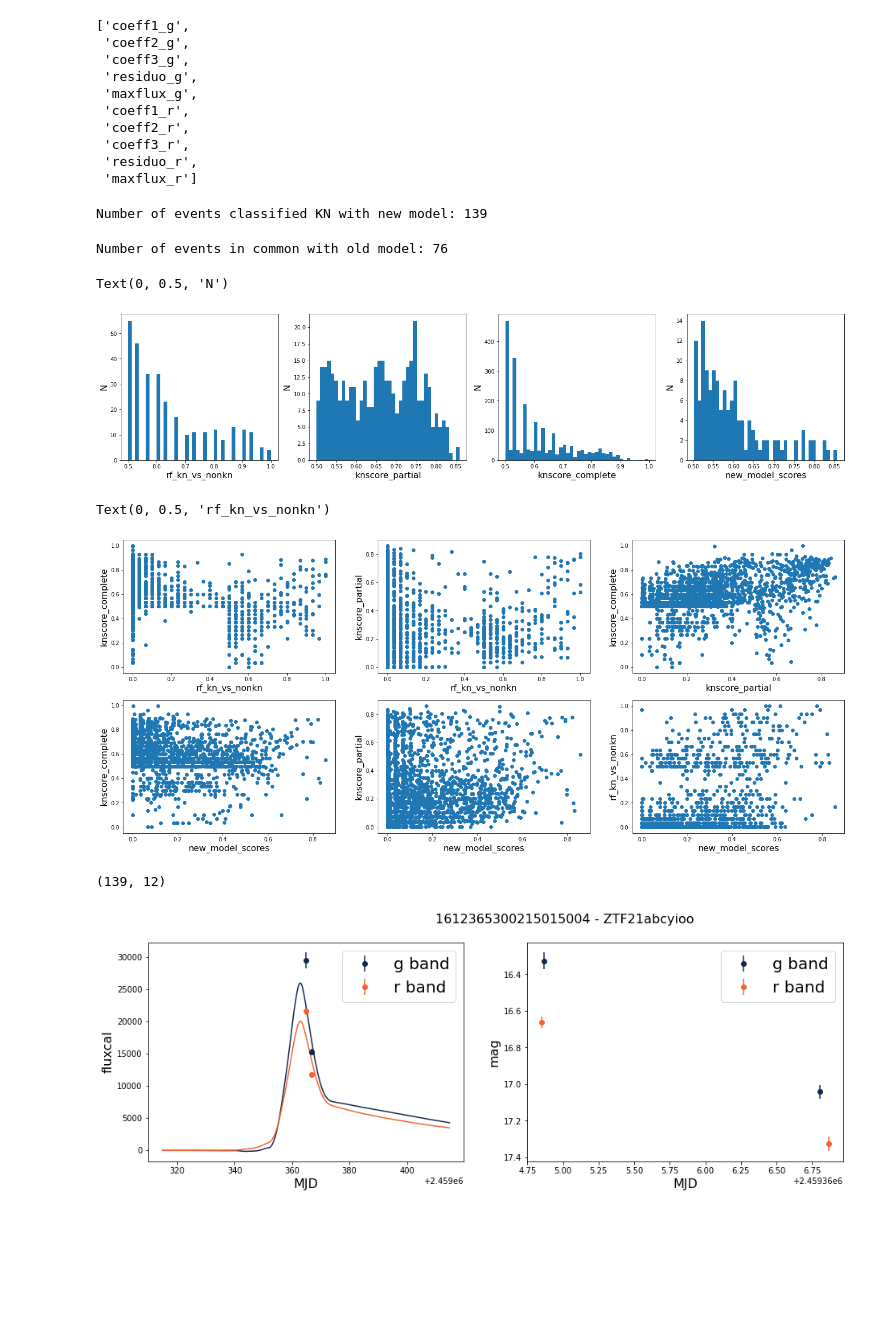
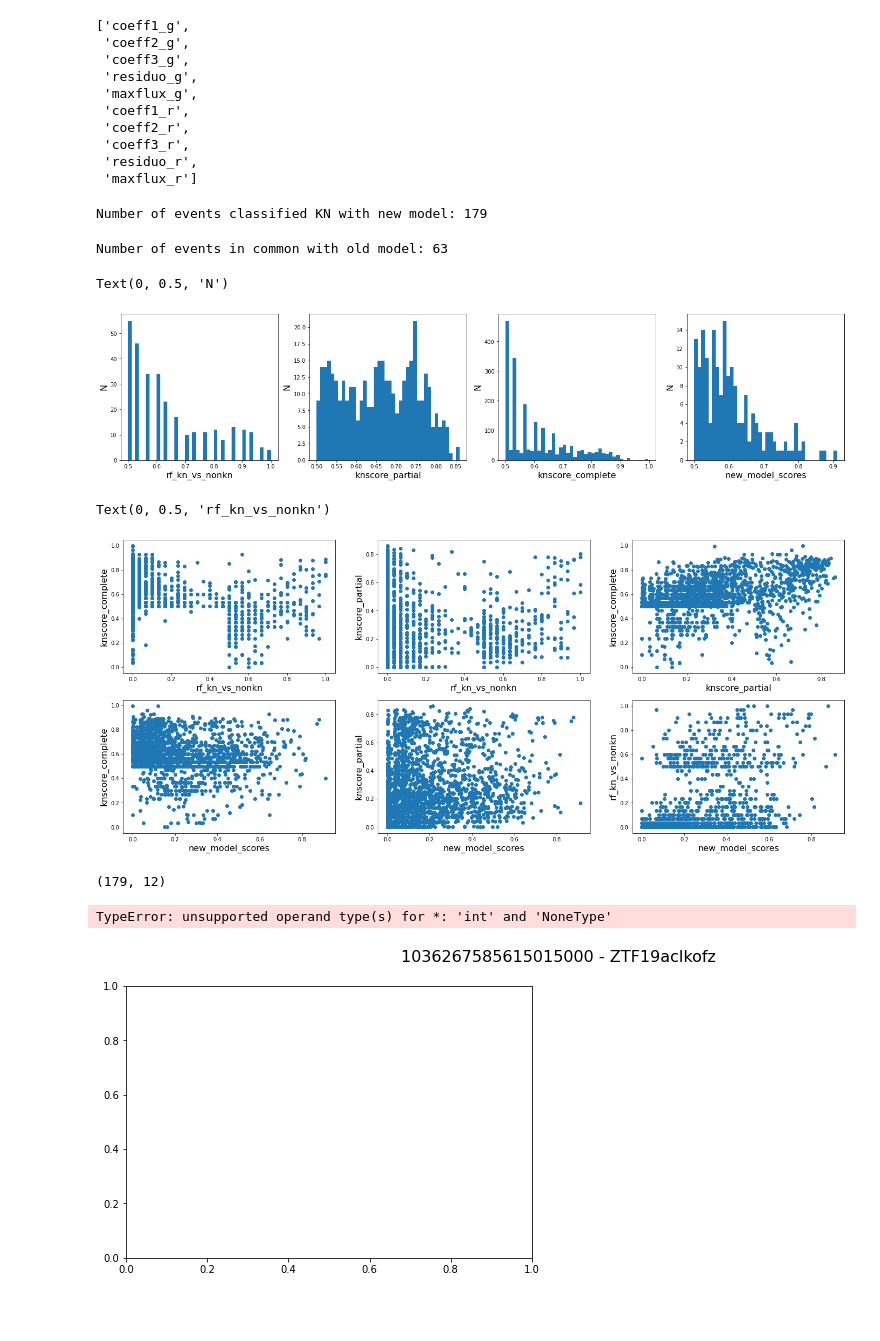
Before and after one commit to b-biswas/kndetect, a Jupyter notebook: notebooks/treat_alerts.ipynb, the cells around one changed output. Saved outputs shown, nothing was run; the diff lists cells and outputs as text; code cells hidden in the pictures; blank space fills up the shorter version.

Commit message:
updated treat alerts plot

```diff
--- a/notebooks/treat_alerts.ipynb
+++ b/notebooks/treat_alerts.ipynb
@@ -38,10 +54,10 @@ predicted_features = []
 
 for indx, row in data.iterrows():
     #indx = list(data['candid'].values).index(lcs_complete.iloc[pos]['candid'])
-    flag = np.array([str(data['cmagpsf'].iloc[indx][i]) != 'nan' for i in range(data['cmagpsf'].iloc[indx].shape[0])])
+    flag = [data['cmagpsf'].iloc[indx][i] != None for i in range(len(data['cmagpsf'].iloc[indx]))]
 
-    mag = data.iloc[indx]['cmagpsf'][flag]
-    magerr = data.iloc[indx]['csigmapsf'][flag]
+    mag = np.array(row['cmagpsf'])[flag]
+    magerr = np.array(data.iloc[indx]['csigmapsf'])[flag]
 
     flux_data = [mag2fluxcal_snana(*args) for args in zip(
         mag,
@@ -50,8 +66,8 @@ for indx, row in data.iterrows():
 
     lc = {}
     lc['SNID'] = indx
-    lc['MJD'] = data.iloc[indx]['cjd'][flag]
-    lc['FLT'] = pd.Series(data.iloc[indx]['cfid'][flag])
+    lc['MJD'] = np.array(data.iloc[indx]['cjd'])[flag]
+    lc['FLT'] = pd.Series(np.array(data.iloc[indx]['cfid'])[flag])
     lc['FLT'].replace({1: 'g', 2: 'r'}, inplace=True)
 
     lc['FLUXCAL'] = flux
@@ -84,11 +105,11 @@ data["new_model_features"] = predicted_features
 # %%
 print("Number of events classified KN with new model: "+str(np.sum(np.array(new_model_scores)>=0.5)))
 # %% [output]
-Number of events classified KN with new model: 139
+Number of events classified KN with new model: 179
 # %%
 print("Number of events in common with old model: "+str(np.sum((np.array(new_model_scores)>=0.5) & (data['rf_kn_vs_nonkn']>0.5))))
 # %% [output]
-Number of events in common with old model: 76
+Number of events in common with old model: 63
 # %%
 plt.figure(figsize=(24,5))
 
@@ -113,7 +134,7 @@ plt.xlabel('new_model_scores', fontsize=16)
 plt.ylabel('N', fontsize=16)
 # %% [output]
 Text(0, 0.5, 'N')
-[figure, old version]
+[figure, new version]
 # %%
 plt.figure(figsize=(24,10))
 
@@ -150,22 +171,22 @@ plt.ylabel('rf_kn_vs_nonkn', fontsize=16)
 #plt.savefig('plots/scatter_scores.png')
 # %% [output]
 Text(0, 0.5, 'rf_kn_vs_nonkn')
-[figure, old version]
+[figure, new version]
 # %%
 lcs_complete = data[data['new_model_scores'] >= 0.5]
 # %%
 lcs_complete.shape
 # %% [output]
-(139, 12)
+(179, 12)
 # %%
 ids = list(data['objectId'].values)
 # %%
 for pos in range(lcs_complete.shape[0]):
     indx = list(data['candid'].values).index(lcs_complete.iloc[pos]['candid'])
-    flag = np.array([str(data['cmagpsf'].iloc[indx][i]) != 'nan' for i in range(data['cmagpsf'].iloc[indx].shape[0])])
+    flag = np.array([str(data['cmagpsf'].iloc[indx][i]) != 'nan' for i in range(len(data['cmagpsf'].iloc[indx]))])
     # print(lcs_complete.iloc[pos]['candid'])
-    mag = data.iloc[indx]['cmagpsf'][flag]
-    magerr = data.iloc[indx]['csigmapsf'][flag]
+    mag = np.array(data.iloc[indx]['cmagpsf'])[flag]
+    magerr = np.array(data.iloc[indx]['csigmapsf'])[flag]
     if pos != 4:
         continue
 
@@ -176,15 +197,15 @@ for pos in range(lcs_complete.shape[0]):
 
     lc = {}
     lc['SNID'] = indx
-    lc['MJD'] = data.iloc[indx]['cjd'][flag]
-    lc['FLT'] = pd.Series(data.iloc[indx]['cfid'][flag])
+    lc['MJD'] = np.array(data.iloc[indx]['cjd'])[flag]
+    lc['FLT'] = pd.Series(np.array(data.iloc[indx]['cfid'])[flag])
     #lc['FLT'].replace({1: 'g', 2: 'r'}, inplace=True)
 
     lc['FLUXCAL'] = flux
     lc['FLUXCALERR'] = error
 
-    lc['mag'] = data.iloc[indx]['cmagpsf'][flag]
-    lc['magerr'] = data.iloc[indx]['csigmapsf'][flag]
+    lc['mag'] = np.array(data.iloc[indx]['cmagpsf'])[flag]
+    lc['magerr'] = np.array(data.iloc[indx]['csigmapsf'])[flag]
 
     lc = pd.DataFrame(lc)
 
@@ -217,33 +238,34 @@ for pos in range(lcs_complete.shape[0]):
 
     #plt.plot(g_pred)
 
 
     #predicted_g = clac_prediction()
     plt.xlabel('MJD', fontsize=16)
     plt.ylabel('fluxcal', fontsize=16)
 
     plt.legend(fontsize=20)
 
     ax=plt.subplot(1,2,2)
     plt.errorbar(lc['MJD'][lc['FLT'] == 1], lc['mag'][lc['FLT'] == 1], yerr=lc['magerr'][lc['FLT'] == 1], c='#15284F', fmt='o', label="g band")
     plt.errorbar(lc['MJD'][lc['FLT'] == 2], lc['mag'][lc['FLT'] == 2], yerr=lc['magerr'][lc['FLT'] == 2], c='#F5622E', fmt='o', label="r band")
     plt.xlabel('MJD', fontsize=16)
     plt.ylabel('mag', fontsize=16)
     ax.set_ylim(ax.get_ylim()[::-1])
     ax.legend(fontsize=20)
 
 #     plt.scatter([], [], label='knscore_complete = ' + str(round(data['knscore_complete'].iloc[indx], 2)), color='white')
 #     plt.scatter([], [], label='knscore_partial = ' + str(round(data['knscore_partial'].iloc[indx],2)), color='white')
 #     plt.scatter([], [], label='rf_kn_vs_nonkn = ' + str(round(data['rf_kn_vs_nonkn'].iloc[indx], 2)), color='white')
 #     plt.scatter([], [], label='new_model_score = ' + str(round(data['new_model_scores'].iloc[indx], 2)), color='white')
 #     plt.legend(frameon=False, fontsize=14, bbox_to_anchor=(1.01,0.95))
 
     plt.subplots_adjust(left=0.05, right=0.8)
 
     plt.show()
 
     #plt.savefig('plots/' + str(data['candid'].iloc[indx]) + '.png')
 # %% [output]
+TypeError: unsupported operand type(s) for *: 'int' and 'NoneType'
-[figure, old version]
+[figure, new version]
 # %% [markdown]
 ##
```
Also changed, not shown: parts of 4 cells of this notebook.
